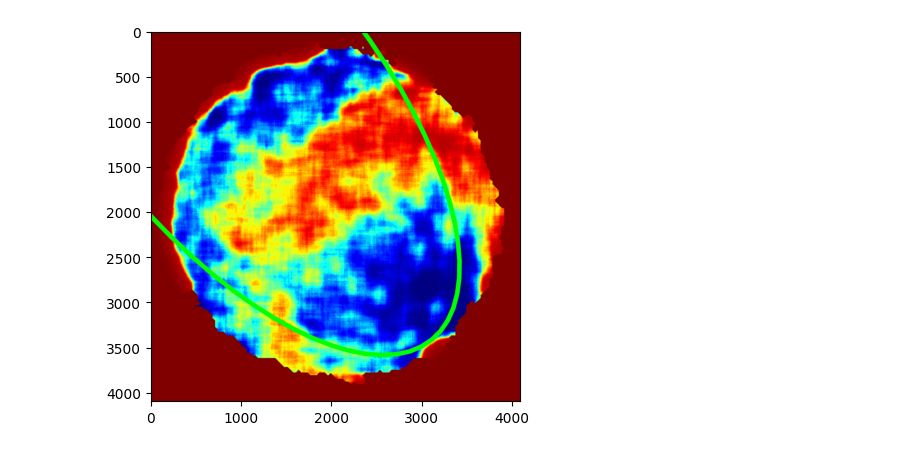
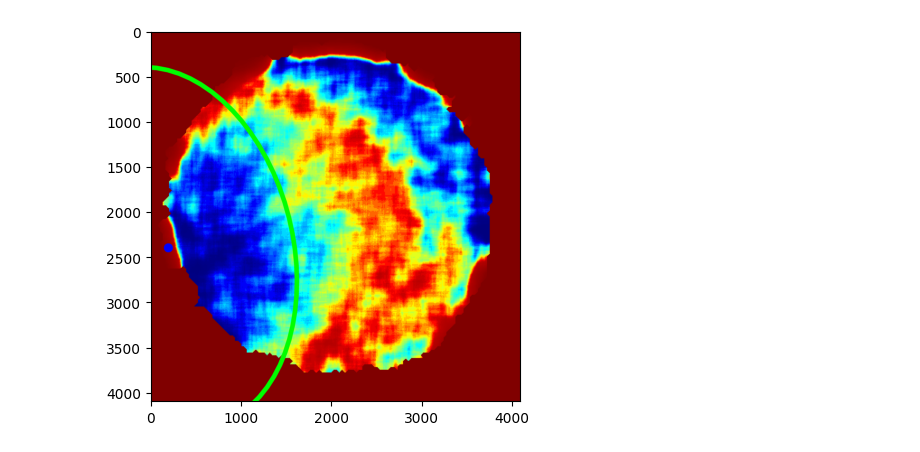
Before and after one commit to Jon400/Titanium_Find_Contour_U-Net, a Jupyter notebook: Fitting_Ellipse.ipynb, the cells around one changed output. Drawn from its saved outputs; the diff is of its cells as text; code cells hidden in the pictures.

Commit message:
Fitting ellipse - some fixes

```diff
--- a/Fitting_Ellipse.ipynb
+++ b/Fitting_Ellipse.ipynb
@@ -200,9 +92,26 @@ def is_point_on_left_or_right_side(point, line_start, line_end):
     line_start = np.array(line_start)
     line_end = np.array(line_end)
 
-    # Implement logic based on distance and angle criteria
-    # Angle criteria
-    if np.cross(line_end - line_start, line_start - point) > 0:
+    # Calculate the vector representing the original line
+    original_line_vector = line_end - line_start
+
+    # Calculate the orthogonal line vector (rotate original line by 90 degrees)
+    orthogonal_line_vector = np.array([-original_line_vector[1], original_line_vector[0]])
+
+    # Define the end point of the new line, extending the orthogonal line from line_start
+    new_line_end = line_start + orthogonal_line_vector
+
+    # Calculate the vector from the start of the new line to the point
+    point_vector = point - line_start
+
+    # Calculate the vector representing the new line
+    new_line_vector = new_line_end - line_start
+
+    # Calculate the cross product (in 2D, it's a scalar)
+    cross_prod = np.cross(new_line_vector, point_vector)
+
+    # Determine the side based on the sign of the cross product
+    if cross_prod > 0:
         return 'left'
     else:
         return 'right'
@@ -218,33 +127,30 @@ def find_farthest_point(contour, center, axis_angle):
         farthest_distance = max(farthest_distance, abs(distance))
     return farthest_distance
 
-def adjust_ellipse(contour, new_center, step_size=1, max_iterations=100000):
+def adjust_ellipse(contour, new_center, vector, step_size=1, max_iterations=1000):
     new_center = new_center[0]
     # Fit initial ellipse
     ellipse = cv2.fitEllipse(contour)
     (x, y), (MA, ma), angle = ellipse
+    # use the vector to find the angle of rotation, and if angle is negative, add 180 degrees
+    if np.arctan2(vector[1], vector[0]) < 0:
+        # use vector to find the angle of rotation
+        angle = np.degrees(np.arctan2(vector[1], vector[0]))
+    else:
+        angle = 180 + np.degrees(np.arctan2(vector[1], vector[0]))
 
-    for _ in range(max_iterations):
-        # Calculate new major and minor axes lengths
-        new_major_axis = find_farthest_point(contour, new_center, angle) * 2
-        new_minor_axis = find_farthest_point(contour, new_center, angle + 90) * 2
+    # Calculate new major and minor axes lengths
+    new_minor_axis = find_farthest_point(contour, new_center, angle) * 2
+    new_major_axis = MA * (new_minor_axis / ma)
 
-        # Update the ellipse with the new parameters
-        ellipse = (new_center, (new_major_axis, new_minor_axis), angle)
-
-        # Check if the new axes cover the contour
-        if new_major_axis >= MA and new_minor_axis >= ma:
-            break
-
-        # Increment the axes lengths
-        MA += step_size
-        ma += step_size
+    # Update the ellipse with the new parameters
+    ellipse = (new_center, (new_major_axis, new_minor_axis), angle)
 
     return ellipse
 
 # Main processing
-original_img = read_image(original_images_dir + 'test/P2MF9_N.png')
-heatmap_img = read_image(heatmap_images_dir + 'test/P2MF9_N.png')
+original_img = read_image(original_images_dir + 'test/P1MF1_C.png')
+heatmap_img = read_image(heatmap_images_dir + 'test/P1MF1_C.png')
 
 ex_cnt_mask = predict_mask(original_img, ex_cnt_model)
 in_cnt_mask = predict_mask(heatmap_img, in_cnt_model)
@@ -282,27 +188,27 @@ else:
 
 sample_point = points[0]
 
-ellipse = adjust_ellipse(in_cnt, sample_point)
-(center1, center2, distance) = ellipse
+ellipse = adjust_ellipse(in_cnt, sample_point, vector)
+(center1, center2, angle) = ellipse
 scale_factor = original_img.shape[0] / 128
 center1 = (int(center1[0] * scale_factor), int(center1[1] * scale_factor))
 center2 = (int(center2[0] * scale_factor), int(center2[1] * scale_factor))
-distance = int(distance * scale_factor)
 
-scaled_ellipse = (center1, center2, distance)
+scaled_ellipse = (center1, center2, angle)
 # Replace the axis of the ellipse
 # Find the angle of rotation for the ellipse
-angle = np.arctan2(vector[1], vector[0]) * (180 / np.pi)
+
 scaled_ellipse = (scaled_ellipse[0], scaled_ellipse[1], angle)
 
 # Drawing the ellipse
 ellipse_img = heatmap_img.copy()
 cv2.ellipse(ellipse_img, scaled_ellipse, (0, 255, 0), 50)
 # Scaling and preparing the contour
-#in_cnt = in_cnt.reshape(-1, 2)
 in_cnt = in_cnt * 32
 in_cnt = in_cnt.astype(np.int32)
 #cv2.drawContours(ellipse_img, [in_cnt], -1, (0, 255, 0), 50)
+# Draw the the center of the ellipse
+cv2.circle(ellipse_img, center1, 50, (0, 0, 255), -1)
 
 
 # Show the image
@@ -314 +220 @@ plt.show()
-[figure, old version]
+[figure, new version]
```
Also changed, not shown: parts of 2 cells of this notebook.
